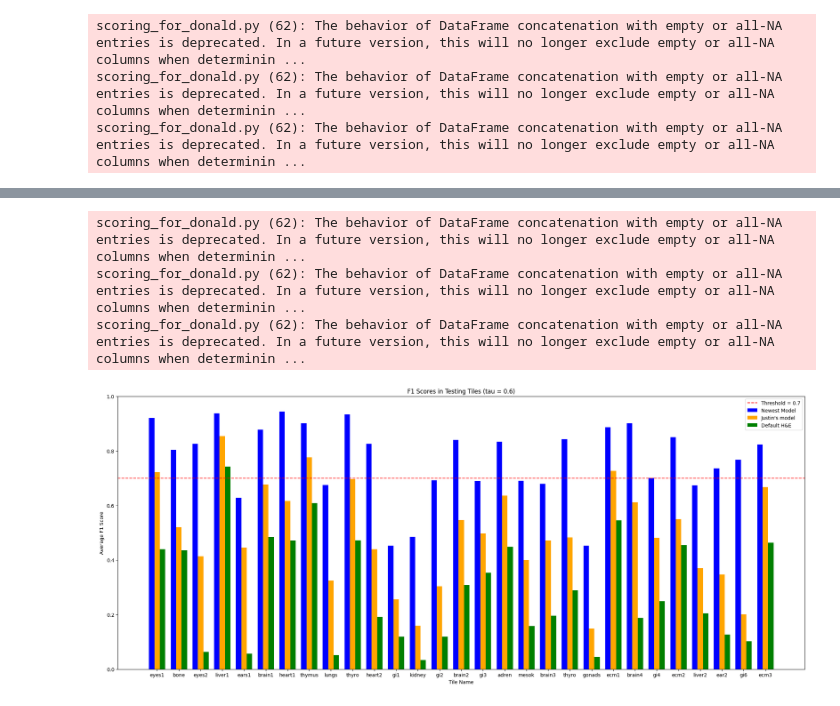
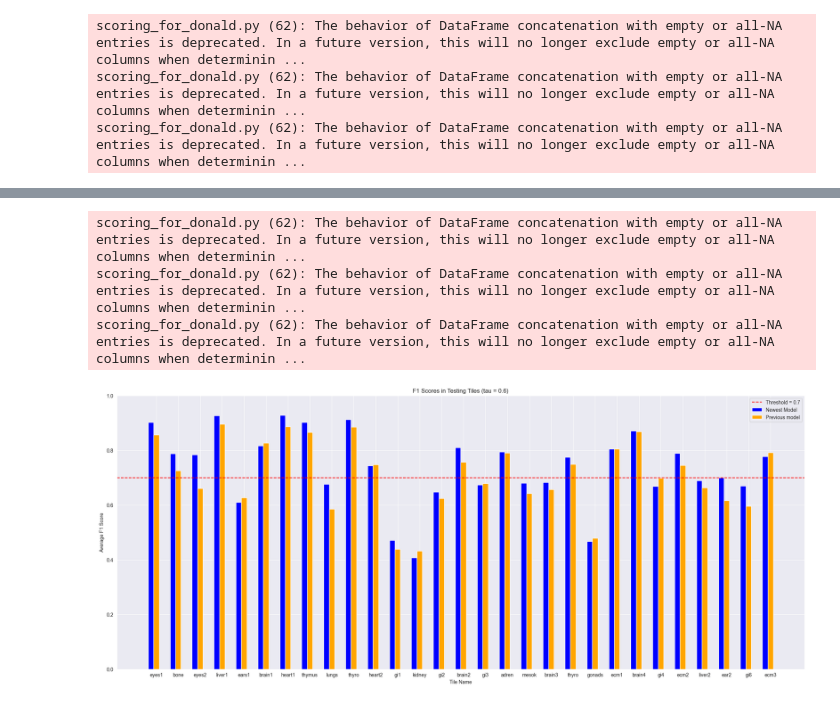
Before and after one commit to donniekramer8/Nuclei-seg-collection, a Jupyter notebook: stardist/monkey/4_Test_Model.ipynb, the cells around one changed output, grey strips where cells are left out. Saved outputs shown, nothing was run; the diff lists cells and outputs as text; code cells hidden in the pictures.

```diff
--- a/stardist/monkey/4_Test_Model.ipynb
+++ b/stardist/monkey/4_Test_Model.ipynb
@@ -36,7 +36,7 @@ def load_model(model_path: str) -> StarDist2D:
     model.load_weights(model_path + '\\weights_best.h5')
     return model
 # %%
-model = load_model(r'\\10.99.68.178\andreex\\data\Stardist\qupath_training_annotations\models\monkey_ft_11_03_2023_lr_0.001_epochs_400_pt_40')
+model = load_model(r'\\10.99.68.178\andreex\data\Stardist\qupath_training_annotations\models\monkey_ft_11_21_2023_lr_0.001_epochs_400_pt_40')
 model_justin = load_model(r'\\10.99.68.178\andreex\students\Donald Monkey fetus\stardist\Model_00')
 model_default =  StarDist2D.from_pretrained('2D_versatile_he')
 # %% [output]
@@ -69,6 +68,8 @@ mask_tiles = [fill_label_holes(y) for y in mask_tiles]  # fills holes in annotat
 # %%
 mask_val_pred = [model.predict_instances(x, n_tiles=model._guess_n_tiles(x), show_tile_progress=False)[0]
               for x in tqdm(HE_tiles)]
+
+model_justin = load_model(r'\\10.99.68.178\andreex\data\Stardist\qupath_training_annotations\models\monkey_ft_11_16_2023_lr_0.001_epochs_400_pt_40')
 
 mask_val_pred_justin = [model_justin.predict_instances(x, n_tiles=model_justin._guess_n_tiles(x), show_tile_progress=False)[0]
               for x in tqdm(HE_tiles)]
@@ -158,34 +163,34 @@ for i in range(len(names)):
 f1_scores = results['F1 Score']
 
 results_justin = scores_justin.score_set()
 results_default = scores_default.score_set()
 
 f1_scores_justin = results_justin['F1 Score']
 f1_scores_default = results_default['F1 Score']
 
 bar_width = 0.25  # Adjust the width of each bar as needed
 index = np.arange(len(names))
 
 # Plotting the bars
 plt.figure(figsize=(25, 10))
 
 #plt.bar(index, f1_scores, color='blue', label='Newest Model')
 
 plt.bar(index, f1_scores, color='blue', width=bar_width, label='Newest Model')
-plt.bar(index + bar_width, f1_scores_justin, color='orange', width=bar_width, label="Justin's model")
-plt.bar(index + 2 * bar_width, f1_scores_default, color='green', width=bar_width, label='Default H&E')
+plt.bar(index + bar_width, f1_scores_justin, color='orange', width=bar_width, label="Previous model")
+#plt.bar(index + 2 * bar_width, f1_scores_default, color='green', width=bar_width, label='Default H&E')
 
 plt.xlabel("Tile Name")
 plt.ylabel("Average F1 Score")
 plt.title("F1 Scores in Testing Tiles (tau = 0.6)")
 plt.axhline(y=0.7, linestyle='--', color='red', label='Threshold = 0.7')
 plt.ylim(0, 1)
 plt.xticks(index + bar_width, names)  # Set x-axis labels to tile names
 plt.legend()
 plt.show()
 # %% [output]
 scoring_for_donald.py (62): The behavior of DataFrame concatenation with empty or all-NA entries is deprecated. In a future version, this will no longer exclude empty or all-NA columns when determinin ...
 scoring_for_donald.py (62): The behavior of DataFrame concatenation with empty or all-NA entries is deprecated. In a future version, this will no longer exclude empty or all-NA columns when determinin ...
 scoring_for_donald.py (62): The behavior of DataFrame concatenation with empty or all-NA entries is deprecated. In a future version, this will no longer exclude empty or all-NA columns when determinin ...
-[figure, old version]
+[figure, new version]
 # %%
```
Also changed, not shown: parts of 5 cells of this notebook, 2 other files.
